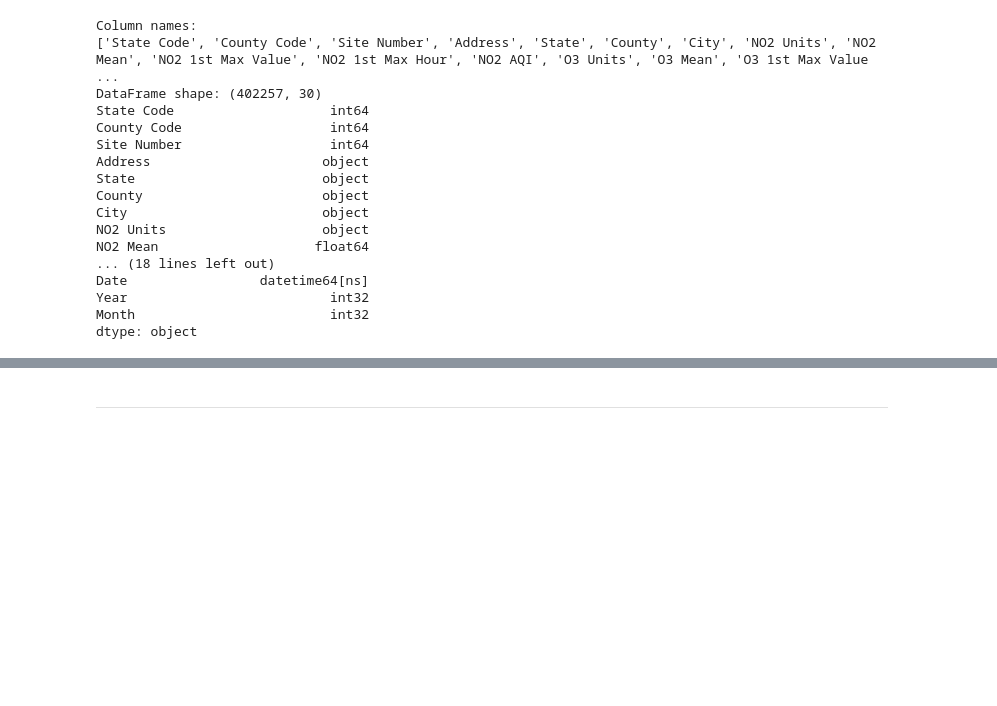
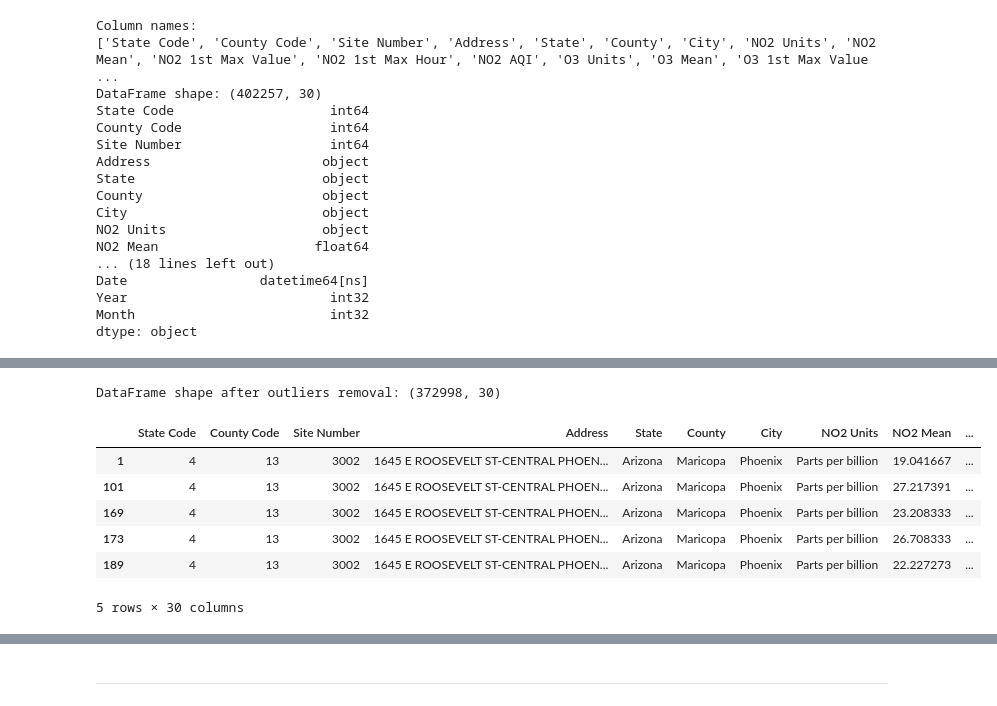
Before and after one commit to AjayChohan1/air-quality-dashboard, a Jupyter notebook: jupyter_notebooks/data_cleaning.ipynb, the cells around one changed output, grey strips where cells are left out. Saved outputs shown, nothing was run; the diff lists cells and outputs as text; code cells hidden in the pictures; blank space fills up the shorter version.

Commit message:
remove outliers

```diff
--- a/jupyter_notebooks/data_cleaning.ipynb
+++ b/jupyter_notebooks/data_cleaning.ipynb
@@ -407,3 +439,24 @@ dtype: object
+# %%
+# Remove outliers from pollutant columns using the IQR method
+pollutant_cols = ["NO2 Mean", "O3 Mean", "SO2 Mean", "CO Mean"]
+for col in pollutant_cols:
+    Q1 = df[col].quantile(0.25)
+    Q3 = df[col].quantile(0.75)
+    IQR = Q3 - Q1
+    lower_bound = Q1 - 1.5 * IQR
+    upper_bound = Q3 + 1.5 * IQR
+    df1 = df[(df[col] >= lower_bound) & (df[col] <= upper_bound)]
+print(f"DataFrame shape after outliers removal: {df1.shape}")
+df1.head()
+# %% [output]
+DataFrame shape after outliers removal: (372998, 30)
+|  | State Code | County Code | Site Number | Address | State | County | City | NO2 Units | NO2 Mean | ... |
+| 1 | 4 | 13 | 3002 | 1645 E ROOSEVELT ST-CENTRAL PHOEN... | Arizona | Maricopa | Phoenix | Parts per billion | 19.041667 | ... |
+| 101 | 4 | 13 | 3002 | 1645 E ROOSEVELT ST-CENTRAL PHOEN... | Arizona | Maricopa | Phoenix | Parts per billion | 27.217391 | ... |
+| 169 | 4 | 13 | 3002 | 1645 E ROOSEVELT ST-CENTRAL PHOEN... | Arizona | Maricopa | Phoenix | Parts per billion | 23.208333 | ... |
+| 173 | 4 | 13 | 3002 | 1645 E ROOSEVELT ST-CENTRAL PHOEN... | Arizona | Maricopa | Phoenix | Parts per billion | 26.708333 | ... |
+| 189 | 4 | 13 | 3002 | 1645 E ROOSEVELT ST-CENTRAL PHOEN... | Arizona | Maricopa | Phoenix | Parts per billion | 22.227273 | ... |
+5 rows × 30 columns
 # %%
 # Extract a random, fractioned sample of the data of 5000 values for analytic purposes
 # Also return the new data shape
```
Also changed, not shown: parts of 10 cells of this notebook.
